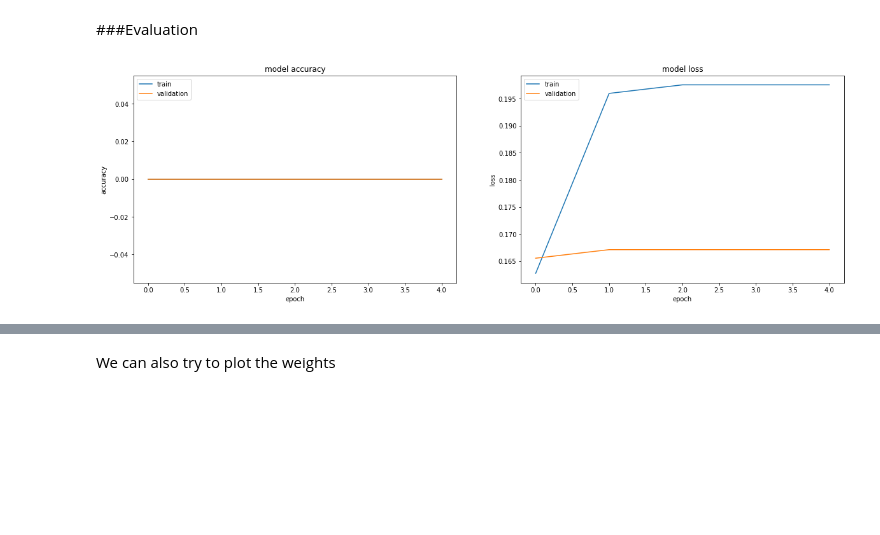
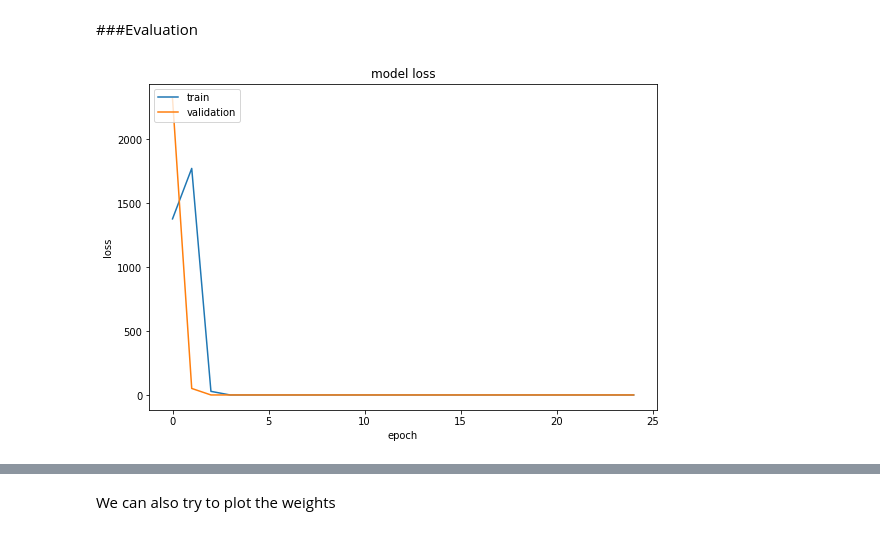
Before and after one commit to RasmusKlinkJoerg/geospatialMalariaPrediction, a Jupyter notebook: malaria_prediction.ipynb, the cells around one changed output, grey strips where cells are left out. Cells and saved outputs as stored; diff of their text form; code cells hidden in the pictures; blank space fills up the shorter version.

Commit message:
simple NN for malaria_prediction.ipynb

```diff
--- a/malaria_prediction.ipynb
+++ b/malaria_prediction.ipynb
@@ -92,13 +103,16 @@ input_shape = (1024, 1024, 3)
 # %% [markdown]
 Now we can define the CNN model. We use the Sequential which simply is a linear stack of layers.
 # %%
+#inspiration from https://colab.research.google.com/github/tensorflow/docs/blob/master/site/en/tutorials/keras/regression.ipynb#scrollTo=rsf9rD8I17Wq
+
 tensorflow.random.set_seed(0) # make weight initialization deterministic
 
 # Model
 model = Sequential()
 model.add(Flatten(input_shape=input_shape)) # input_shape is (28, 28, 1)
-model.add(Dense(1)) # num_classes is 10
-model.add(Activation('softmax'))
+model.add(Dense(32,activation='relu'))
+# model.add(Dense(64,activation='relu'))
+model.add(Dense(1))
 
 model.summary()
 # %% [output]
@@ -119,5 +133,3 @@ Non-trainable params: 0
 _________________________________________________________________
 # %% [markdown]
 Compiling the model
-# %%
-model.compile(optimizer='sgd',loss='mse',metrics=['accuracy'])
@@ -126,3 +136,6 @@ Since we have multi-class classification, we use the cross-entropy loss function
+# %%
+# model.compile(optimizer='sgd',loss='mean_absolute_error',metrics=['accuracy'])
+model.compile(optimizer=tensorflow.keras.optimizers.Adam(0.001),loss='mean_absolute_error')
 # %% [markdown]
 ### Training
 # %% [markdown]
@@ -132,5 +145,6 @@ history = model.fit(x_train, y_train,
             batch_size=batch_size,
             epochs=epochs,
             verbose=1,
-            validation_data=(x_test, y_test))
+            validation_split=0.2
+            )
 # %% [output]
@@ -158,26 +178,26 @@ Validation accuracy: 0.0
 # %%
 def show_history(history):
   plt.figure(figsize=(20,6))
 
   # summarize history for accuracy
-  plt.subplot(121)
-  plt.plot(history.history['accuracy'])
-  plt.plot(history.history['val_accuracy'])
-  plt.title('model accuracy')
-  plt.ylabel('accuracy')
-  plt.xlabel('epoch')
-  plt.legend(['train', 'validation'], loc='upper left')
+  # plt.subplot(121)
+  # plt.plot(history.history['accuracy'])
+  # plt.plot(history.history['val_accuracy'])
+  # plt.title('model accuracy')
+  # plt.ylabel('accuracy')
+  # plt.xlabel('epoch')
+  # plt.legend(['train', 'validation'], loc='upper left')
 
   # summarize history for loss
   plt.subplot(122)
   plt.plot(history.history['loss'])
   plt.plot(history.history['val_loss'])
   plt.title('model loss')
   plt.ylabel('loss')
   plt.xlabel('epoch')
   plt.legend(['train', 'validation'], loc='upper left')
   plt.show()
 
 show_history(history)
 # %% [output]
-[figure, old version]
+[figure, new version]
```
Also changed, not shown: parts of 10 cells of this notebook.
